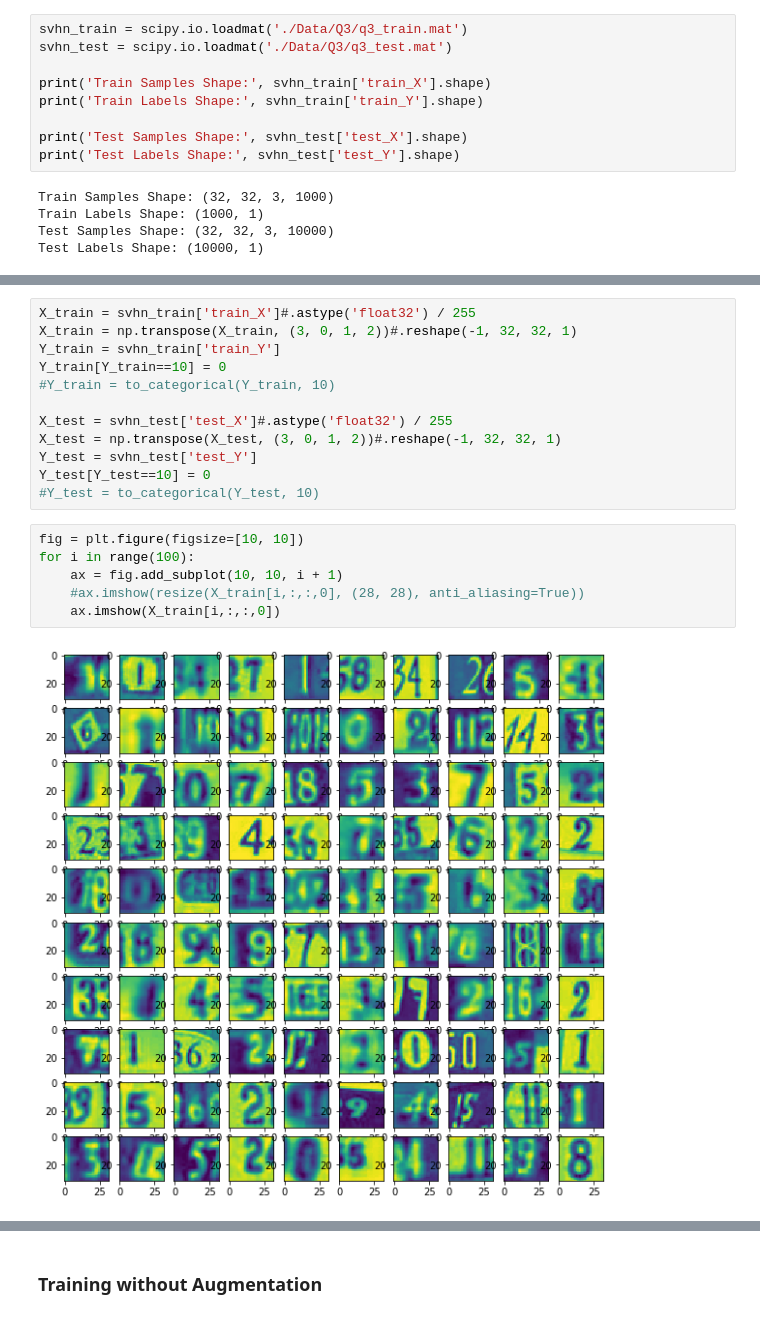
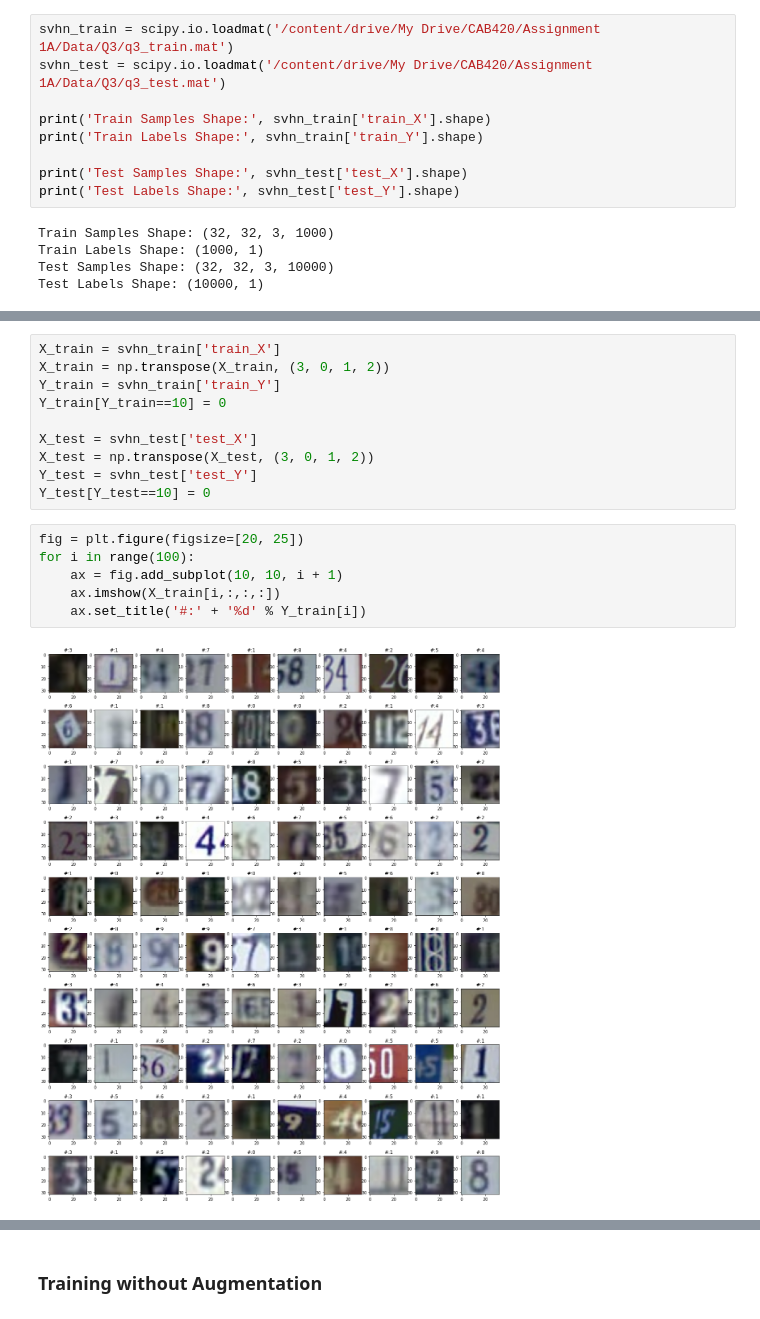
Before and after one commit to zeroxiga/ML-Data-Augmentation---SVHN, a Jupyter notebook: Data Augmentation - SVHN.ipynb, the cells around one changed output, grey strips where cells are left out. Cells and saved outputs as stored; diff of their text form.

```diff
--- a/Data Augmentation - SVHN.ipynb
+++ b/Data Augmentation - SVHN.ipynb
@@ -37,6 +44,6 @@ Data loading. Using scipy to load the data
 # %%
-svhn_train = scipy.io.loadmat('./Data/Q3/q3_train.mat')
-svhn_test = scipy.io.loadmat('./Data/Q3/q3_test.mat')
+svhn_train = scipy.io.loadmat('/content/drive/My Drive/CAB420/Assignment 1A/Data/Q3/q3_train.mat')
+svhn_test = scipy.io.loadmat('/content/drive/My Drive/CAB420/Assignment 1A/Data/Q3/q3_test.mat')
 
 print('Train Samples Shape:', svhn_train['train_X'].shape)
 print('Train Labels Shape:', svhn_train['train_Y'].shape)
@@ -70,20 +87,18 @@ class
 # %%
-X_train = svhn_train['train_X']#.astype('float32') / 255
-X_train = np.transpose(X_train, (3, 0, 1, 2))#.reshape(-1, 32, 32, 1)
+X_train = svhn_train['train_X']
+X_train = np.transpose(X_train, (3, 0, 1, 2))
 Y_train = svhn_train['train_Y']
 Y_train[Y_train==10] = 0
-#Y_train = to_categorical(Y_train, 10)
 
-X_test = svhn_test['test_X']#.astype('float32') / 255
-X_test = np.transpose(X_test, (3, 0, 1, 2))#.reshape(-1, 32, 32, 1)
+X_test = svhn_test['test_X']
+X_test = np.transpose(X_test, (3, 0, 1, 2))
 Y_test = svhn_test['test_Y']
 Y_test[Y_test==10] = 0
-#Y_test = to_categorical(Y_test, 10)
 # %%
-fig = plt.figure(figsize=[10, 10])
+fig = plt.figure(figsize=[20, 25])
 for i in range(100):
     ax = fig.add_subplot(10, 10, i + 1)
-    #ax.imshow(resize(X_train[i,:,:,0], (28, 28), anti_aliasing=True))
-    ax.imshow(X_train[i,:,:,0])
+    ax.imshow(X_train[i,:,:,:])
+    ax.set_title('#:' + '%d' % Y_train[i])
 # %% [output]
-[figure, old version]
+[figure, new version]
```
Also changed, not shown: parts of 63 cells of this notebook.
